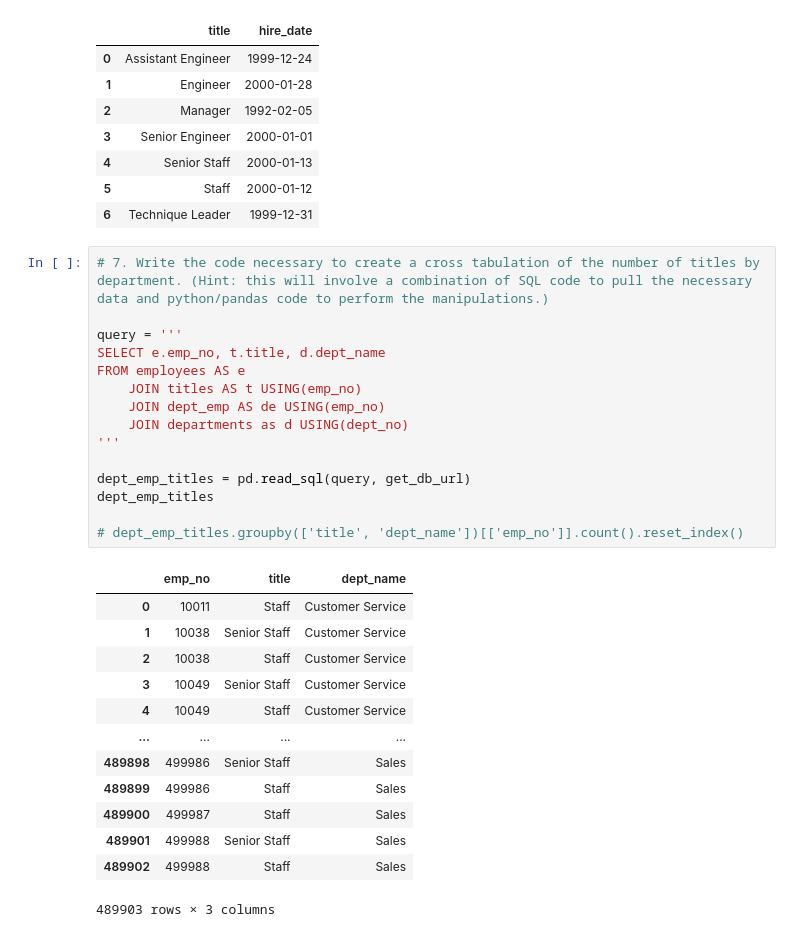
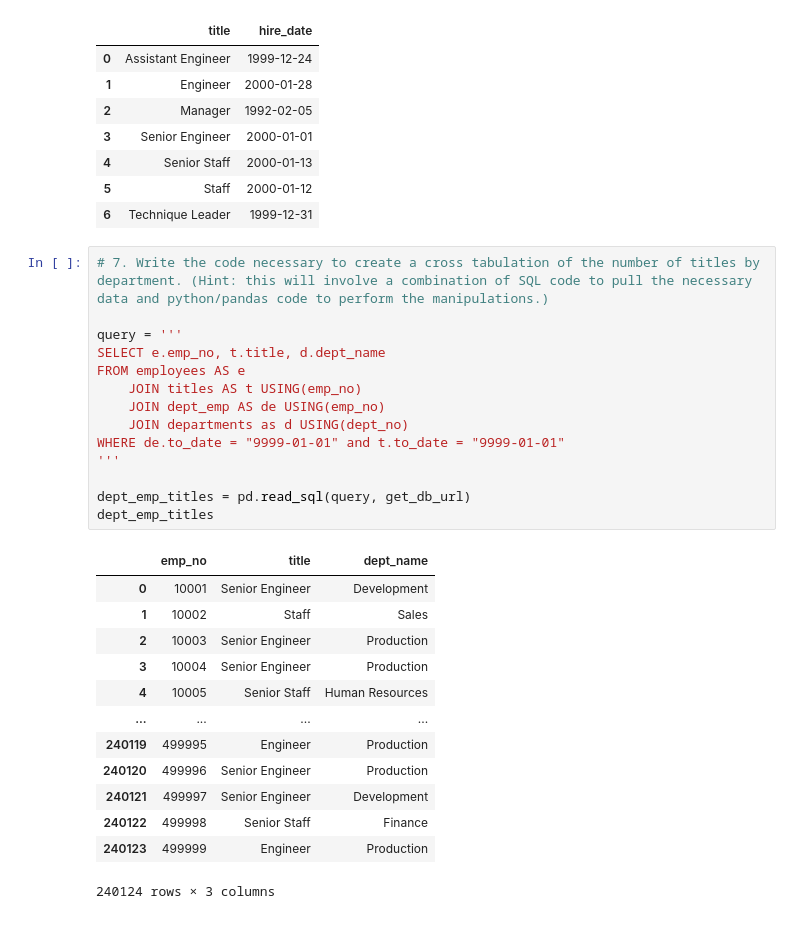
Before and after one commit to m3redithw/numpy-pandas-visualization-exercises, a Jupyter notebook: advanced_dataframes.ipynb, the cells around one changed output. Drawn from its saved outputs; the diff is of its cells as text.

```diff
--- a/advanced_dataframes.ipynb
+++ b/advanced_dataframes.ipynb
@@ -497,32 +503,31 @@ et.groupby('title').hire_date.max().reset_index()
 # %%
 # 7. Write the code necessary to create a cross tabulation of the number of titles by department. (Hint: this will involve a combination of SQL code to pull the necessary data and python/pandas code to perform the manipulations.)
 
 query = '''
 SELECT e.emp_no, t.title, d.dept_name
 FROM employees AS e
     JOIN titles AS t USING(emp_no)
     JOIN dept_emp AS de USING(emp_no)
     JOIN departments as d USING(dept_no)
+WHERE de.to_date = "9999-01-01" and t.to_date = "9999-01-01"
 '''
 
 dept_emp_titles = pd.read_sql(query, get_db_url)
 dept_emp_titles
-
-# dept_emp_titles.groupby(['title', 'dept_name'])[['emp_no']].count().reset_index()
 # %% [output]
 |  | emp_no | title | dept_name |
-| 0 | 10011 | Staff | Customer Service |
-| 1 | 10038 | Senior Staff | Customer Service |
-| 2 | 10038 | Staff | Customer Service |
-| 3 | 10049 | Senior Staff | Customer Service |
-| 4 | 10049 | Staff | Customer Service |
+| 0 | 10001 | Senior Engineer | Development |
+| 1 | 10002 | Staff | Sales |
+| 2 | 10003 | Senior Engineer | Production |
+| 3 | 10004 | Senior Engineer | Production |
+| 4 | 10005 | Senior Staff | Human Resources |
 | ... | ... | ... | ... |
-| 489898 | 499986 | Senior Staff | Sales |
-| 489899 | 499986 | Staff | Sales |
-| 489900 | 499987 | Staff | Sales |
-| 489901 | 499988 | Senior Staff | Sales |
-| 489902 | 499988 | Staff | Sales |
+| 240119 | 499995 | Engineer | Production |
+| 240120 | 499996 | Senior Engineer | Production |
+| 240121 | 499997 | Senior Engineer | Development |
+| 240122 | 499998 | Senior Staff | Finance |
+| 240123 | 499999 | Engineer | Production |
-489903 rows × 3 columns
+240124 rows × 3 columns
 # %%
 pd.crosstab(dept_emp_titles.dept_name, dept_emp_titles.title, margins=True)
 # %% [output]
```
Also changed, not shown: parts of 8 cells of this notebook.
